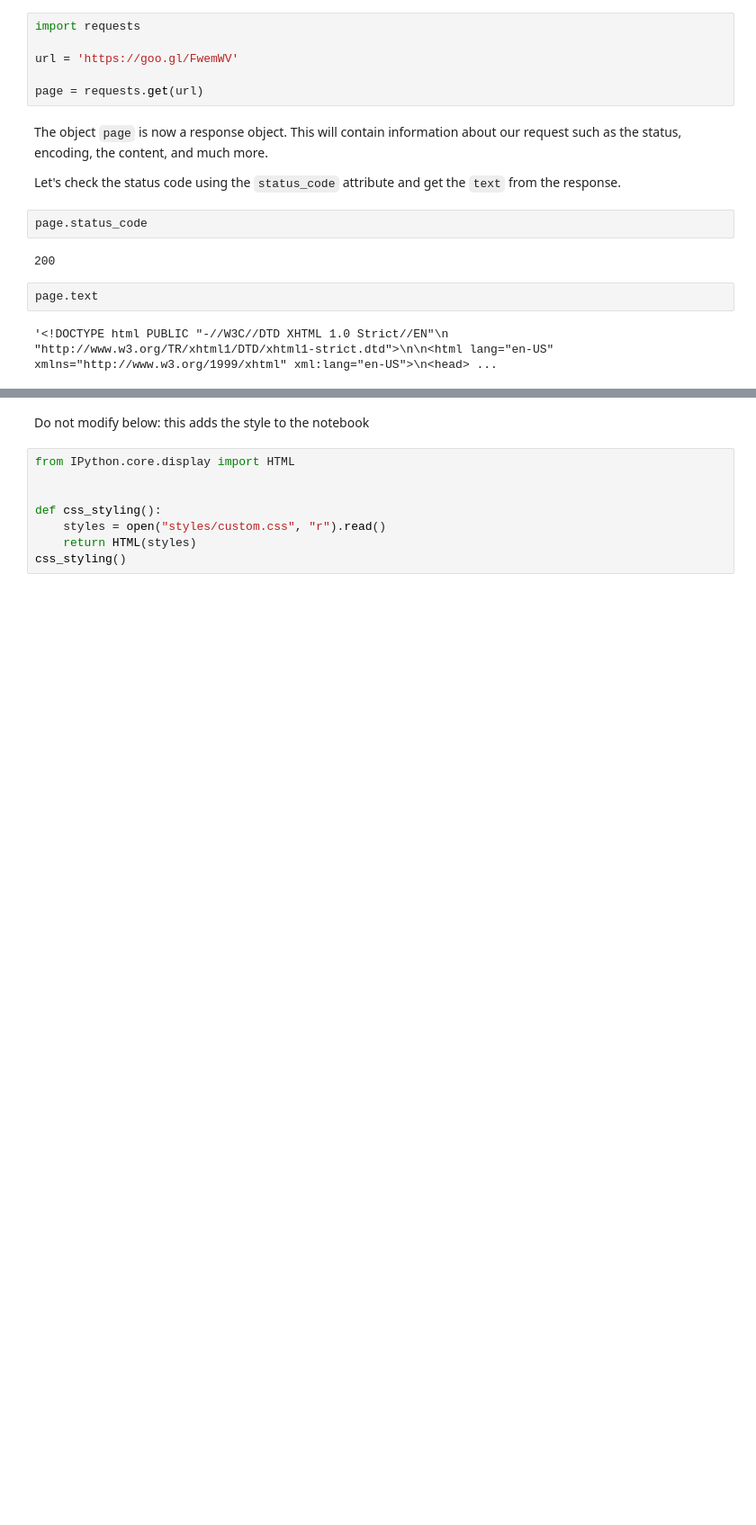
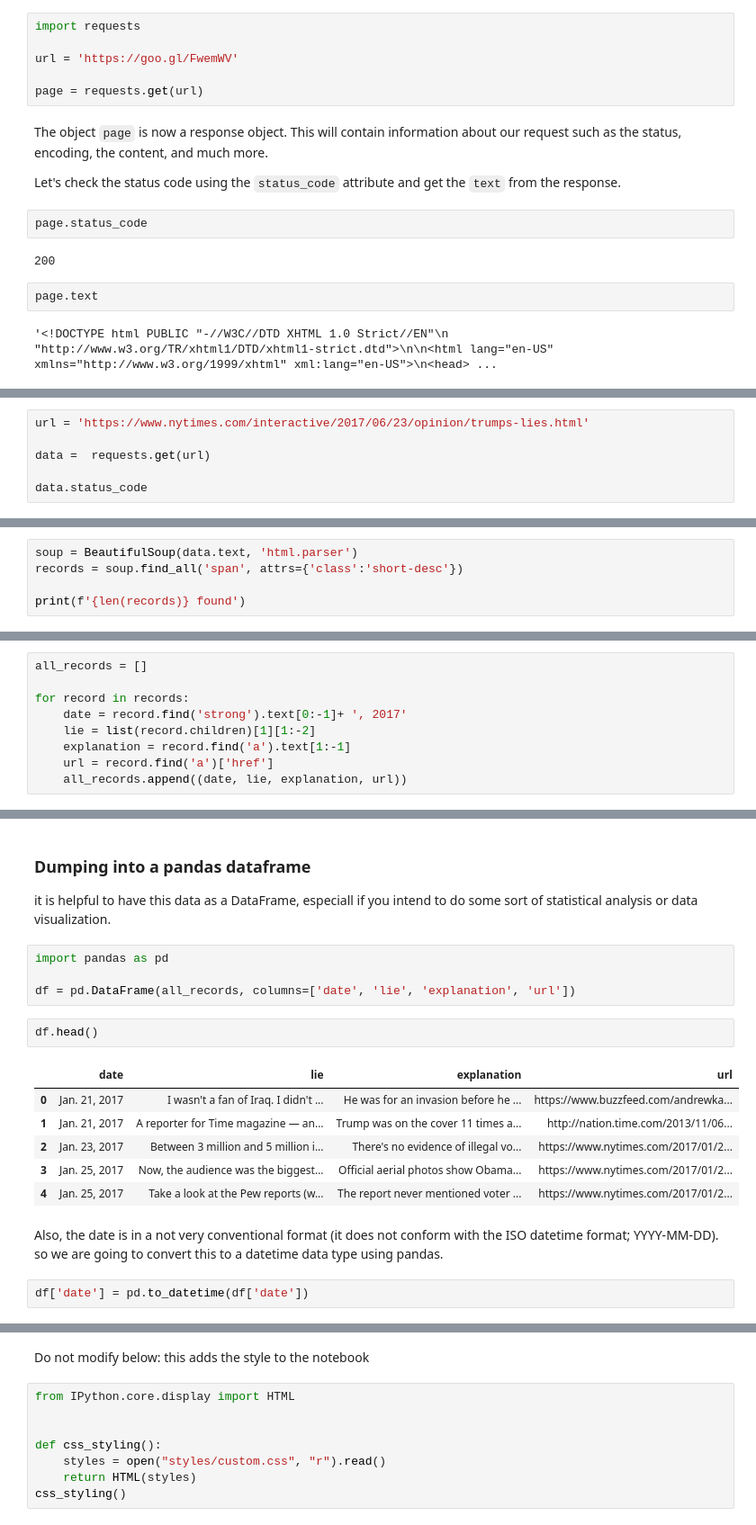
Before and after one commit to trallard/WebData_Python, a Jupyter notebook: 03_Web-scraping-01.ipynb, the cells around one changed output, grey strips where cells are left out. Shown: that part at 90% size. Saved outputs shown, nothing was run; the diff lists cells and outputs as text; blank space fills up the shorter version.

```diff
--- a/03_Web-scraping-01.ipynb
+++ b/03_Web-scraping-01.ipynb
@@ -169,0 +306,6 @@ Here yoou can see all the conent, including the HTML tags. However, there is not
+# %%
+url = 'https://www.nytimes.com/interactive/2017/06/23/opinion/trumps-lies.html'
+
+data =  requests.get(url)
+
+data.status_code
@@ -169,0 +328,5 @@ Here yoou can see all the conent, including the HTML tags. However, there is not
+# %%
+soup = BeautifulSoup(data.text, 'html.parser')
+records = soup.find_all('span', attrs={'class':'short-desc'})
+
+print(f'{len(records)} found')
@@ -169,0 +393,9 @@ Here yoou can see all the conent, including the HTML tags. However, there is not
+# %%
+all_records = []
+
+for record in records:
+    date = record.find('strong').text[0:-1]+ ', 2017'
+    lie = list(record.children)[1][1:-2]
+    explanation = record.find('a').text[1:-1]
+    url = record.find('a')['href']
+    all_records.append((date, lie, explanation, url))
@@ -169,0 +426,21 @@ Here yoou can see all the conent, including the HTML tags. However, there is not
+# %% [markdown]
+### Dumping into a pandas dataframe
+
+it is helpful to have this data as a DataFrame, especiall if you intend to do some sort of statistical analysis or data visualization.
+# %%
+import pandas as pd
+
+df = pd.DataFrame(all_records, columns=['date', 'lie', 'explanation', 'url'])
+# %%
+df.head()
+# %% [output]
+|  | date | lie | explanation | url |
+| 0 | Jan. 21, 2017 | I wasn't a fan of Iraq. I didn't ... | He was for an invasion before he ... | https://www.buzzfeed.com/andrewka... |
+| 1 | Jan. 21, 2017 | A reporter for Time magazine — an... | Trump was on the cover 11 times a... | http://nation.time.com/2013/11/06... |
+| 2 | Jan. 23, 2017 | Between 3 million and 5 million i... | There's no evidence of illegal vo... | https://www.nytimes.com/2017/01/2... |
+| 3 | Jan. 25, 2017 | Now, the audience was the biggest... | Official aerial photos show Obama... | https://www.nytimes.com/2017/01/2... |
+| 4 | Jan. 25, 2017 | Take a look at the Pew reports (w... | The report never mentioned voter ... | https://www.nytimes.com/2017/01/2... |
+# %% [markdown]
+Also, the date is in a not very conventional format (it does not conform with the ISO datetime format; YYYY-MM-DD). so we are going to convert this to a datetime data type using pandas.
+# %%
+df['date'] = pd.to_datetime(df['date'])
```
Also changed, not shown: parts of 41 cells of this notebook, 3 other files.
